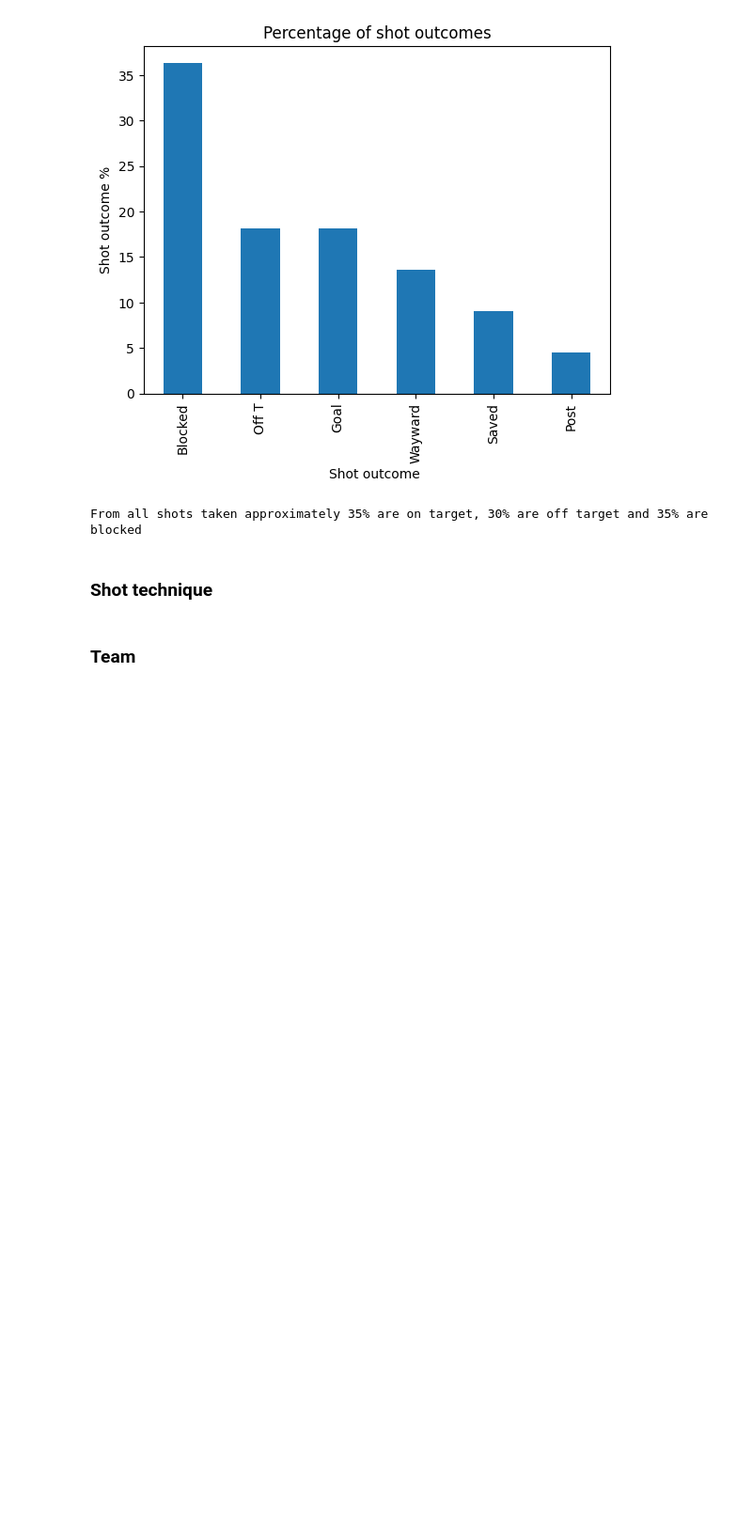
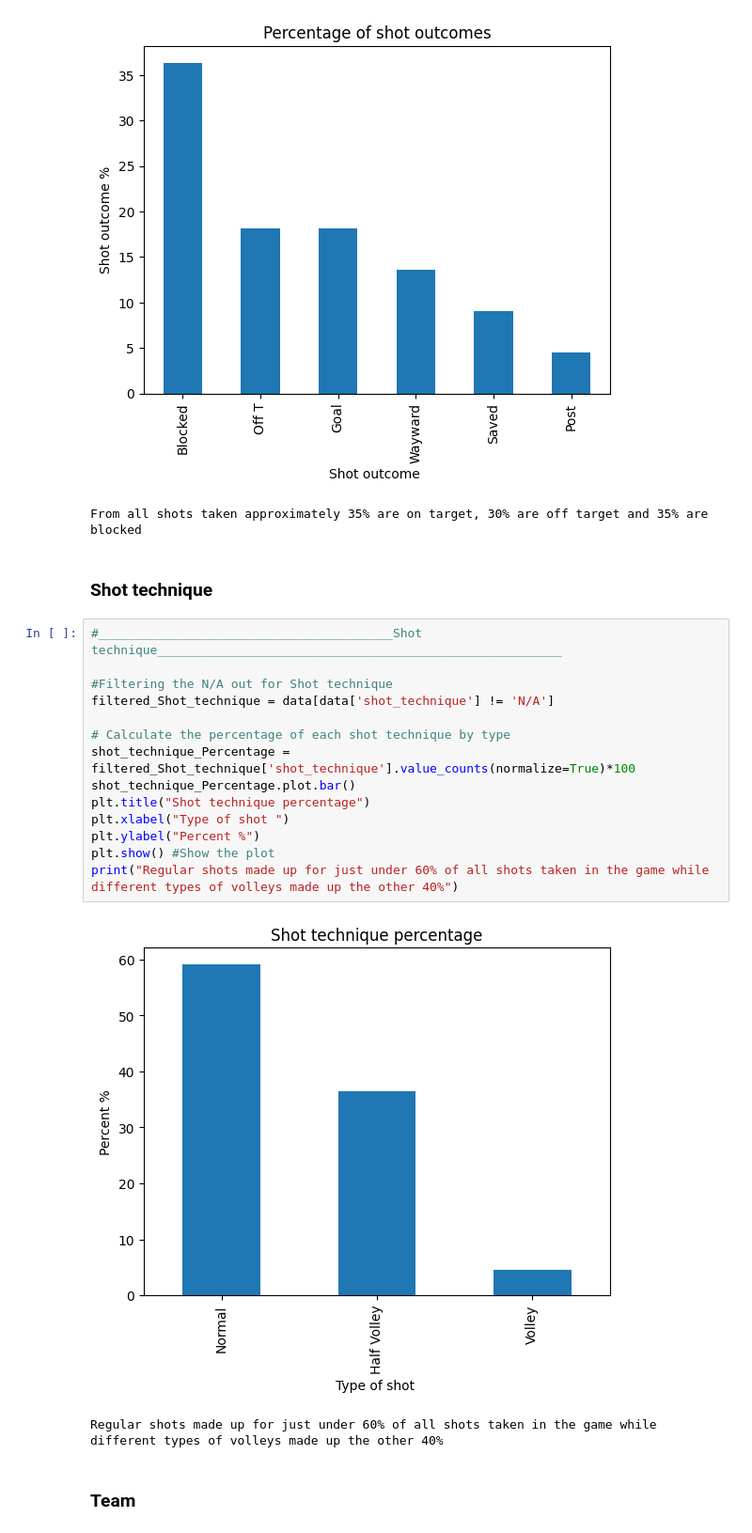
Before and after one commit to NojusMat/DataScience_CA2, a Jupyter notebook: NojusMatuseviciusDAProject.ipynb, the cells around one changed output. Shown at 94% size. Drawn from its saved outputs; the diff is of its cells as text; blank space fills up the shorter version.

```diff
--- a/NojusMatuseviciusDAProject.ipynb
+++ b/NojusMatuseviciusDAProject.ipynb
@@ -402,5 +404,22 @@ print("From all shots taken approximately 35% are on target, 30% are off target
 From all shots taken approximately 35% are on target, 30% are off target and 35% are blocked
 # %% [markdown]
 ### Shot technique
+# %%
+#________________________________________Shot technique_______________________________________________________
+
+#Filtering the N/A out for Shot technique
+filtered_Shot_technique = data[data['shot_technique'] != 'N/A']
+
+# Calculate the percentage of each shot technique by type
+shot_technique_Percentage = filtered_Shot_technique['shot_technique'].value_counts(normalize=True)*100
+shot_technique_Percentage.plot.bar()
+plt.title("Shot technique percentage")
+plt.xlabel("Type of shot ")
+plt.ylabel("Percent %")
+plt.show() #Show the plot
+print("Regular shots made up for just under 60% of all shots taken in the game while different types of volleys made up the other 40%")
+# %% [output]
+[figure, added]
+Regular shots made up for just under 60% of all shots taken in the game while different types of volleys made up the other 40%
 # %% [markdown]
 ### Team
```
Also changed, not shown: parts of 6 cells of this notebook.
